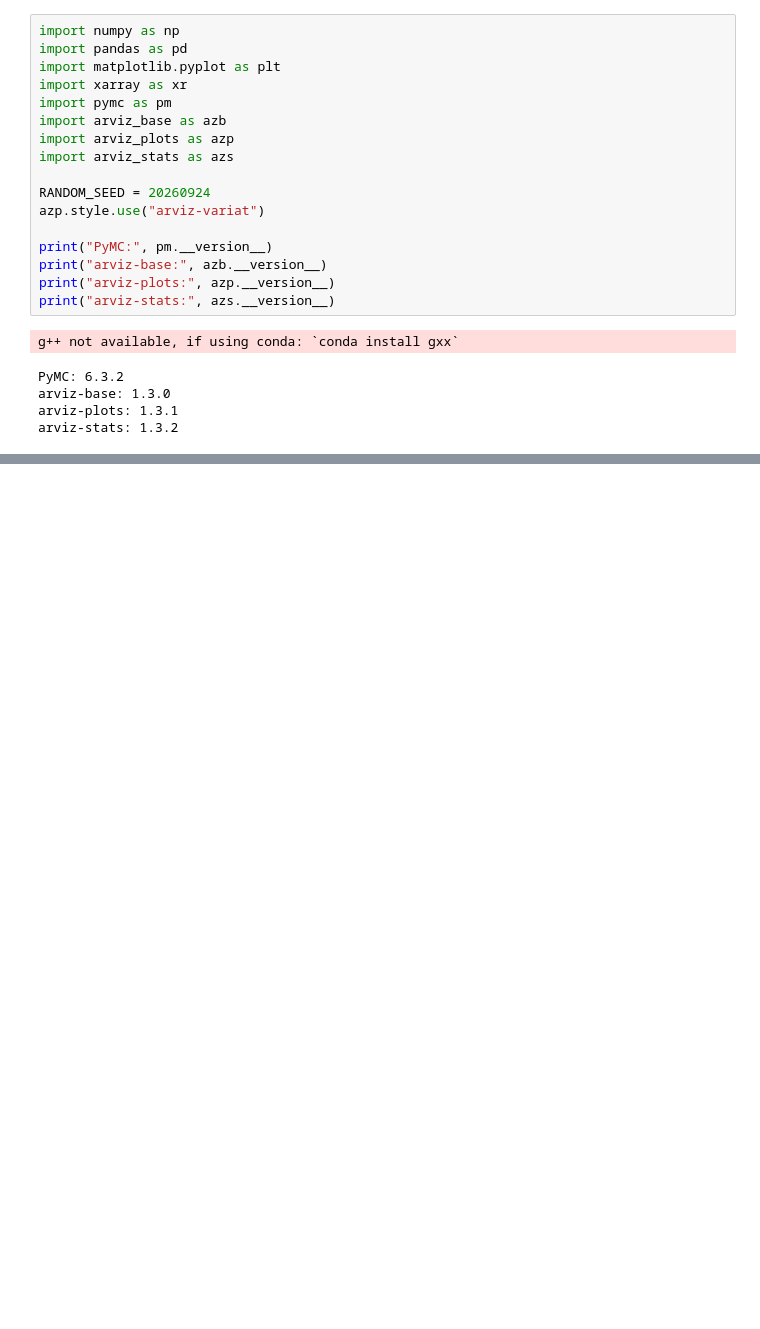
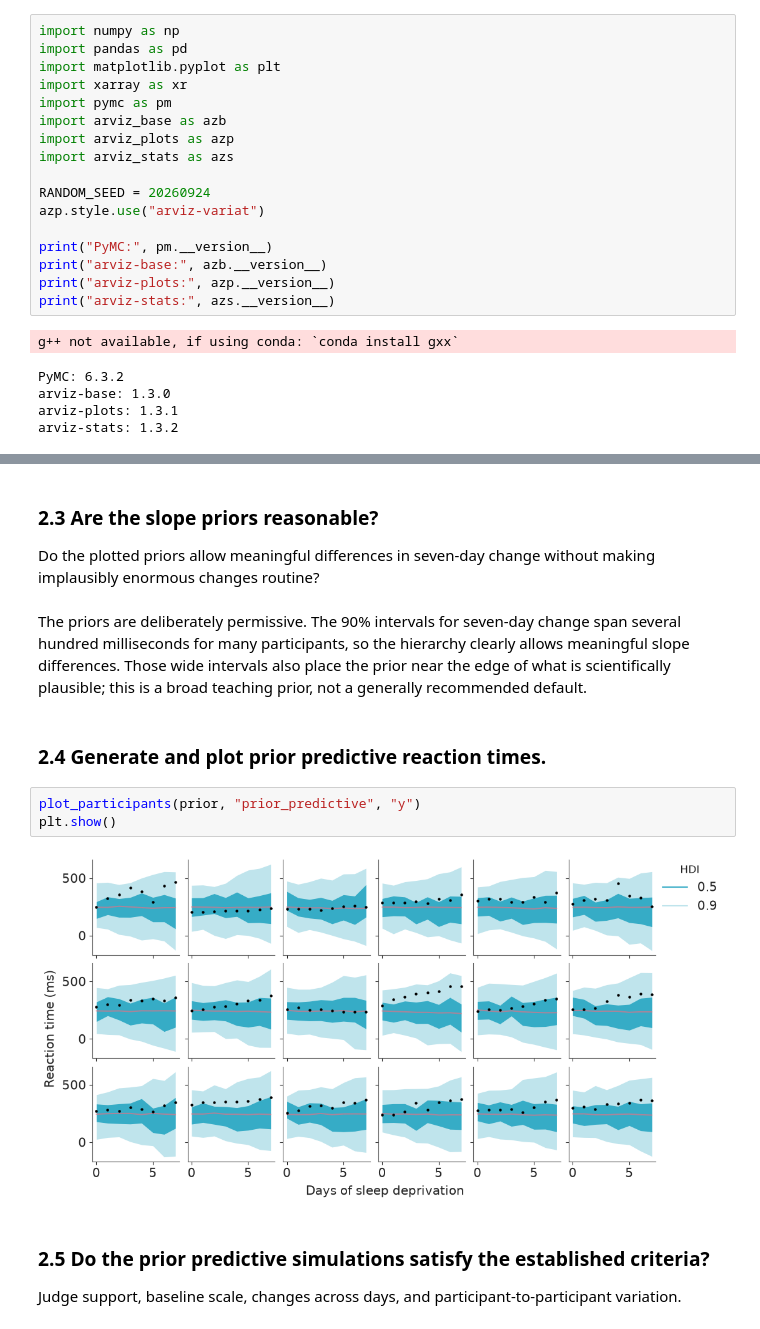
Before and after one commit to opherdonchin/BayesShortCourse, a Jupyter notebook: sleep/solved/05_varying_intercept_slope.ipynb, the cells around one changed output, grey strips where cells are left out. Drawn from its saved outputs; the diff is of its cells as text; blank space fills up the shorter version.

```diff
--- a/sleep/solved/05_varying_intercept_slope.ipynb
+++ b/sleep/solved/05_varying_intercept_slope.ipynb
@@ -308,0 +342,17 @@ The hierarchical mean structure is now flexible, but reaction times are positive
+# %% [markdown]
+### 2.3 Are the slope priors reasonable?
+
+Do the plotted priors allow meaningful differences in seven-day change without making implausibly enormous changes routine?
+# %% [markdown]
+The priors are deliberately permissive. The 90% intervals for seven-day change span several hundred milliseconds for many participants, so the hierarchy clearly allows meaningful slope differences. Those wide intervals also place the prior near the edge of what is scientifically plausible; this is a broad teaching prior, not a generally recommended default.
+# %% [markdown]
+### 2.4 Generate and plot prior predictive reaction times.
+# %%
+plot_participants(prior, "prior_predictive", "y")
+plt.show()
+# %% [output]
+[figure, added]
+# %% [markdown]
+### 2.5 Do the prior predictive simulations satisfy the established criteria?
+
+Judge support, baseline scale, changes across days, and participant-to-participant variation.
```
Also changed, not shown: parts of 120 cells of this notebook, 2 other files.
